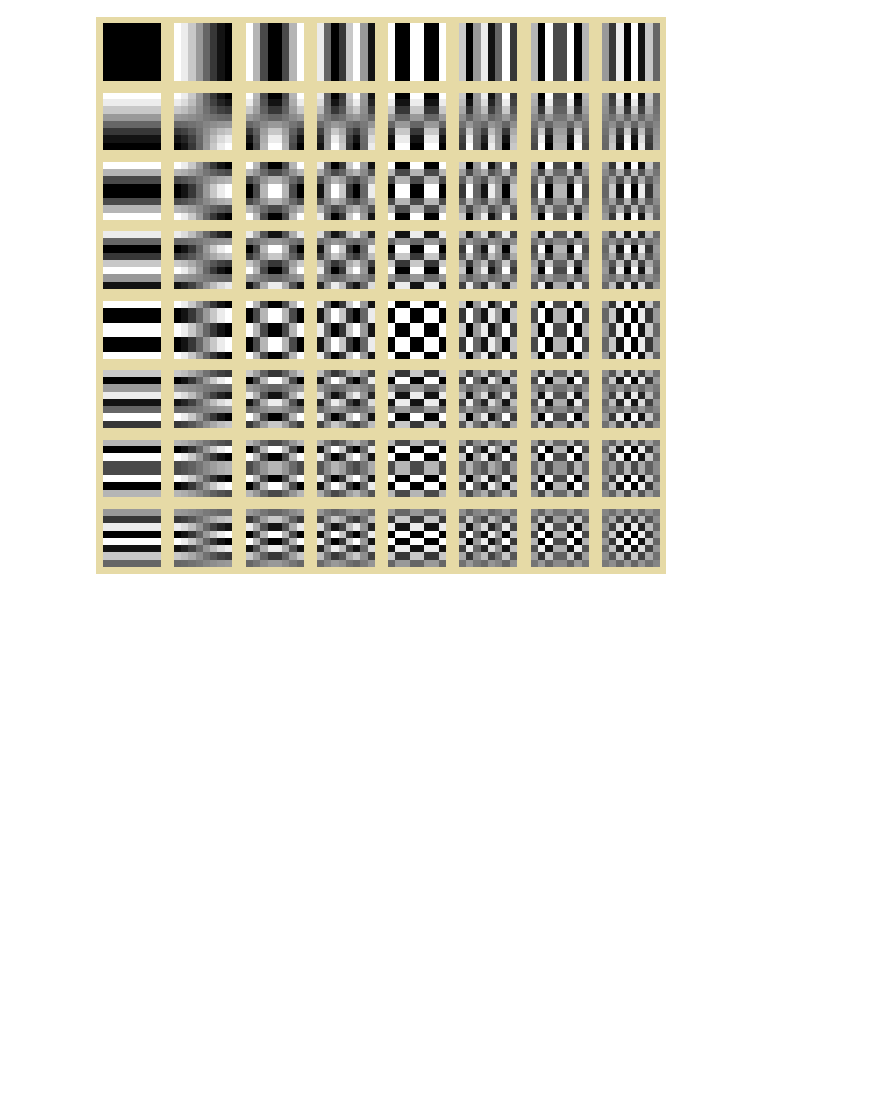
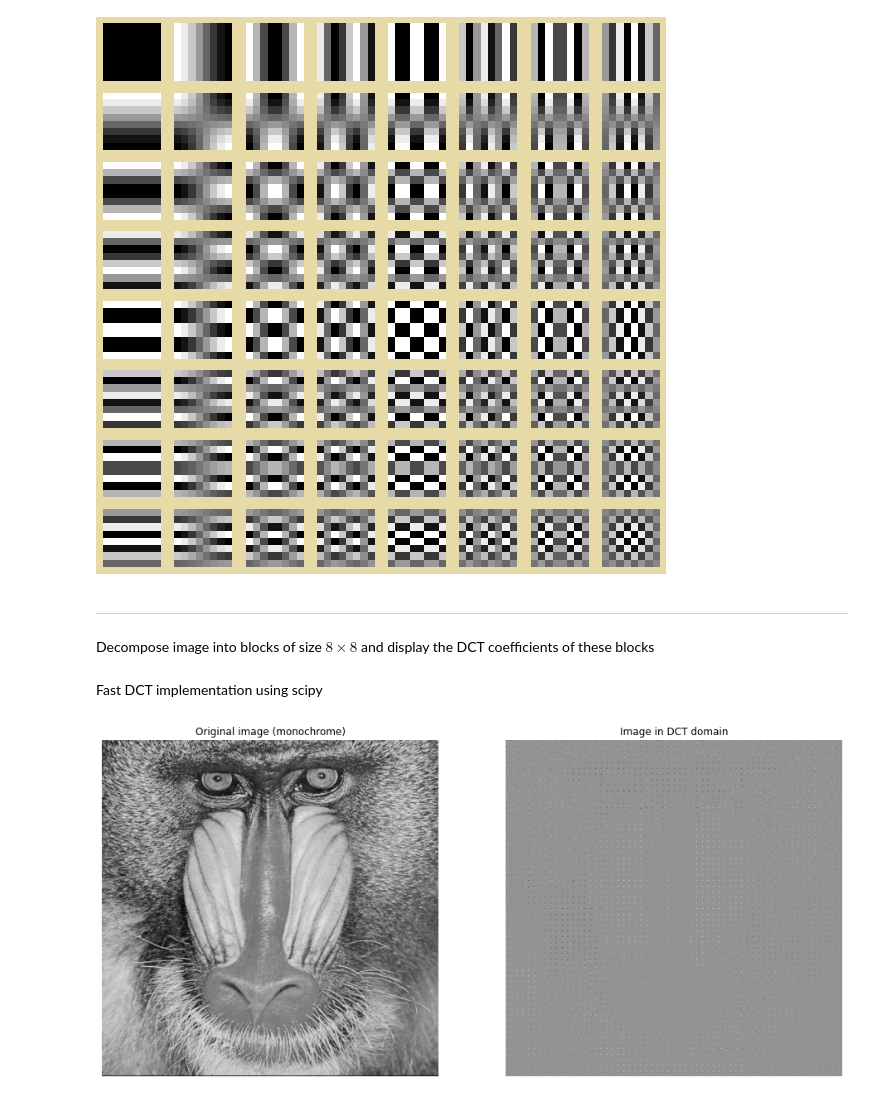
Before and after one commit to kit-cel/lecture-examples, a Jupyter notebook: qc/image_coding/2D_DCT_illustration.ipynb, the cells around one changed output. Saved outputs shown, nothing was run; the diff lists cells and outputs as text; code cells hidden in the pictures; blank space fills up the shorter version.

Commit message:
Show transform of image into DCT domain

```diff
--- a/qc/image_coding/2D_DCT_illustration.ipynb
+++ b/qc/image_coding/2D_DCT_illustration.ipynb
@@ -113,3 +113,47 @@ for i in range(8):
 plt.savefig('2dDCT_basis_functions.pdf', bbox_inches='tight', facecolor=fig.get_facecolor(), edgecolor='none')
 # %% [output]
 [figure]
+# %% [markdown]
+---
+
+Decompose image into blocks of size $8\times 8$ and display the DCT coefficients of these blocks
+# %%
+def rgb2gray(rgb):
+    return np.dot(rgb[...,:3], [0.2989, 0.5870, 0.1140])
+
+image = rgb2gray( mpimg.imread('Mandrill.png') )
+# crop image to be a multiple of 8
+image_len0 = int(np.floor(image.shape[0] / 8) * 8)
+image_len1 = int(np.floor(image.shape[1] / 8) * 8)
+
+image = image[0:image_len0, 0:image_len1]
+# %% [markdown]
+Fast DCT implementation using scipy
+# %%
+def dct2(x):
+    return sp.fftpack.dct( sp.fftpack.dct( x, axis=0, norm='ortho' ), axis=1, norm='ortho' )
+
+def idct2(x):
+    return sp.fftpack.idct( sp.fftpack.idct( x, axis=0 , norm='ortho'), axis=1 , norm='ortho')
+# %%
+# show DCT
+image_dct = np.zeros_like(image)
+
+for start0 in np.arange(0,image.shape[0], 8):
+    for start1 in np.arange(0,image.shape[1], 8):
+        # carry out transform
+        TC =  dct2(image[start0:(start0+8), start1:(start1+8)] - 0.5)
+        image_dct[start0:(start0+8), start1:(start1+8)] = TC
+
+plt.figure(1,figsize=(16,8))
+plt.subplot(1,2,1)
+plt.imshow(image, cmap='gray')
+plt.title('Original image (monochrome)')
+plt.axis('off')
+plt.subplot(1,2,2)
+plt.imshow(image_dct, cmap='gray')
+plt.title('Image in DCT domain')
+plt.axis('off')
+plt.savefig('image_in_DCT_domain.pdf', bbox_inches='tight')
+# %% [output]
+[figure, added]
```
Also changed, not shown: parts of 1 cell of this notebook.
